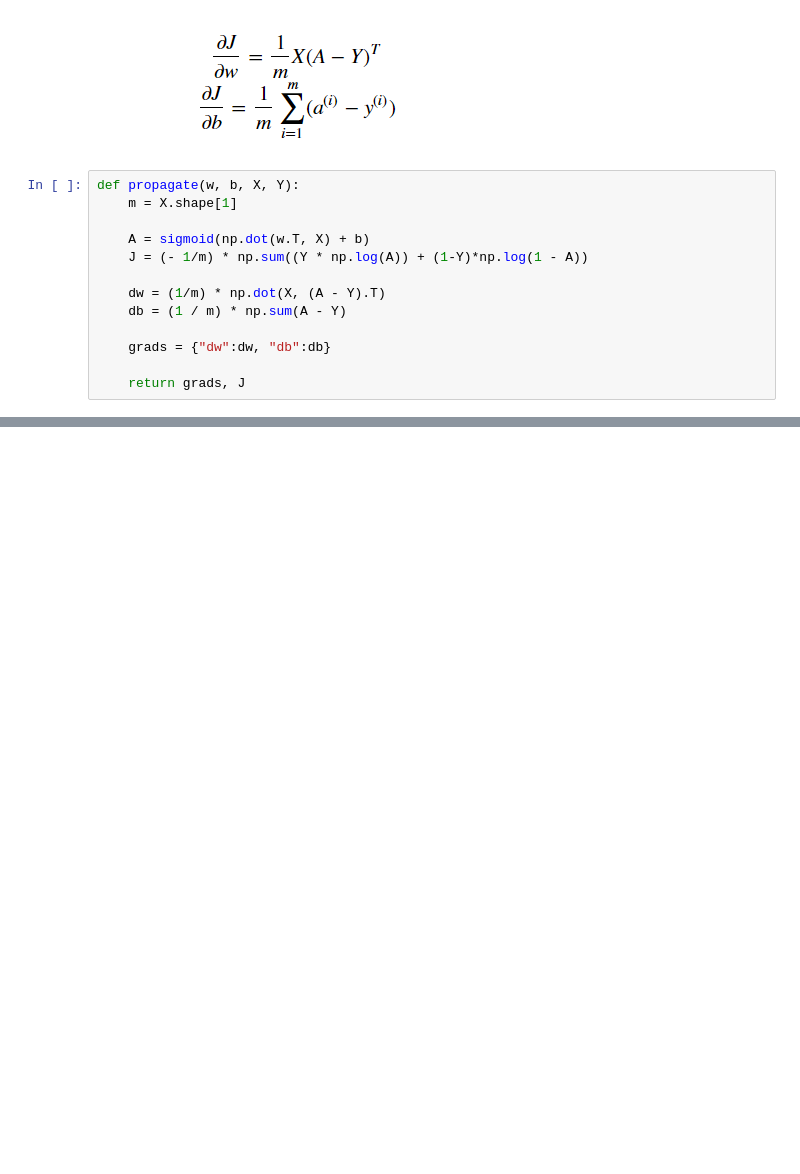
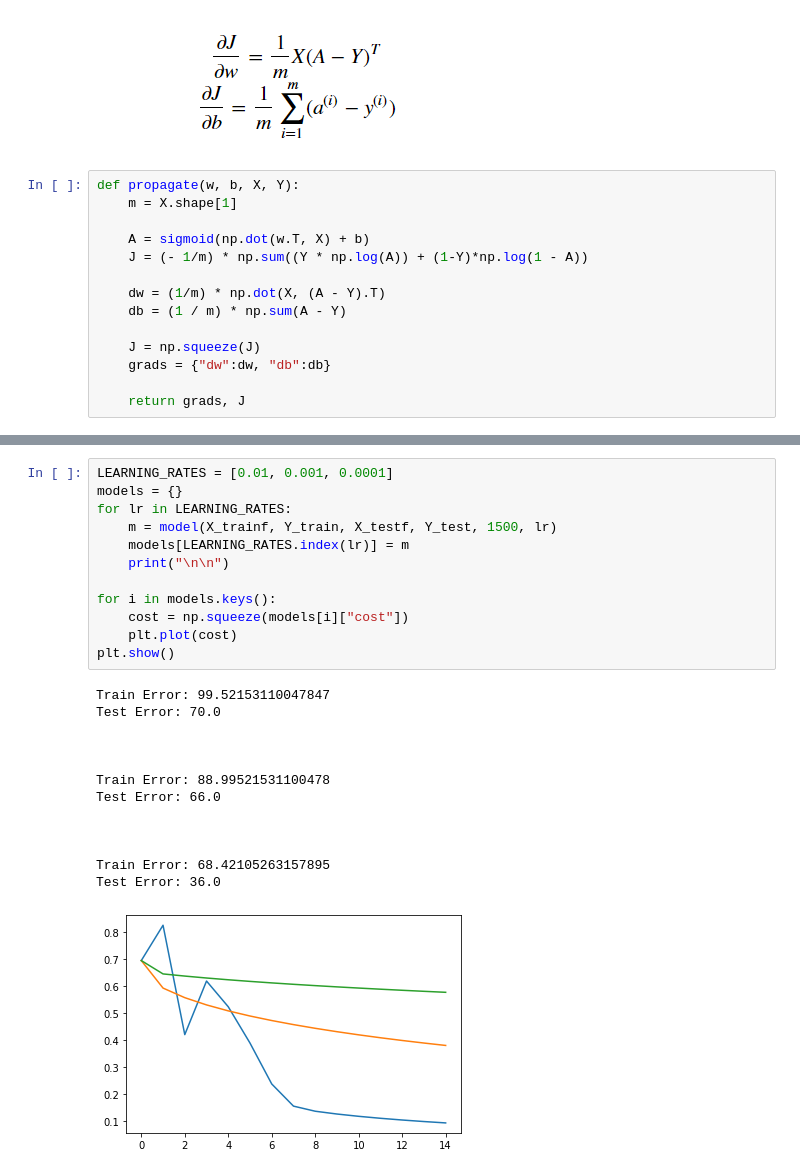
Before and after one commit to david-l-morton/ML-Projects, a Jupyter notebook: Scratch/NG_Logistic_Regression_Classification.ipynb, the cells around one changed output, grey strips where cells are left out. Saved outputs shown, nothing was run; the diff lists cells and outputs as text; blank space fills up the shorter version.

```diff
--- a/Scratch/NG_Logistic_Regression_Classification.ipynb
+++ b/Scratch/NG_Logistic_Regression_Classification.ipynb
@@ -90,6 +84,7 @@ def propagate(w, b, X, Y):
     dw = (1/m) * np.dot(X, (A - Y).T)
     db = (1 / m) * np.sum(A - Y)
 
+    J = np.squeeze(J)
     grads = {"dw":dw, "db":db}
 
     return grads, J
@@ -131,0 +234,26 @@ db = 0.001455578136784208
+# %%
+LEARNING_RATES = [0.01, 0.001, 0.0001]
+models = {}
+for lr in LEARNING_RATES:
+    m = model(X_trainf, Y_train, X_testf, Y_test, 1500, lr)
+    models[LEARNING_RATES.index(lr)] = m
+    print("\n\n")
+
+for i in models.keys():
+    cost = np.squeeze(models[i]["cost"])
+    plt.plot(cost)
+plt.show()
+# %% [output]
+Train Error: 99.52153110047847
+Test Error: 70.0
+
+
+
+Train Error: 88.99521531100478
+Test Error: 66.0
+
+
+
+Train Error: 68.42105263157895
+Test Error: 36.0
+[figure, added]
```
Also changed, not shown: parts of 16 cells of this notebook.
